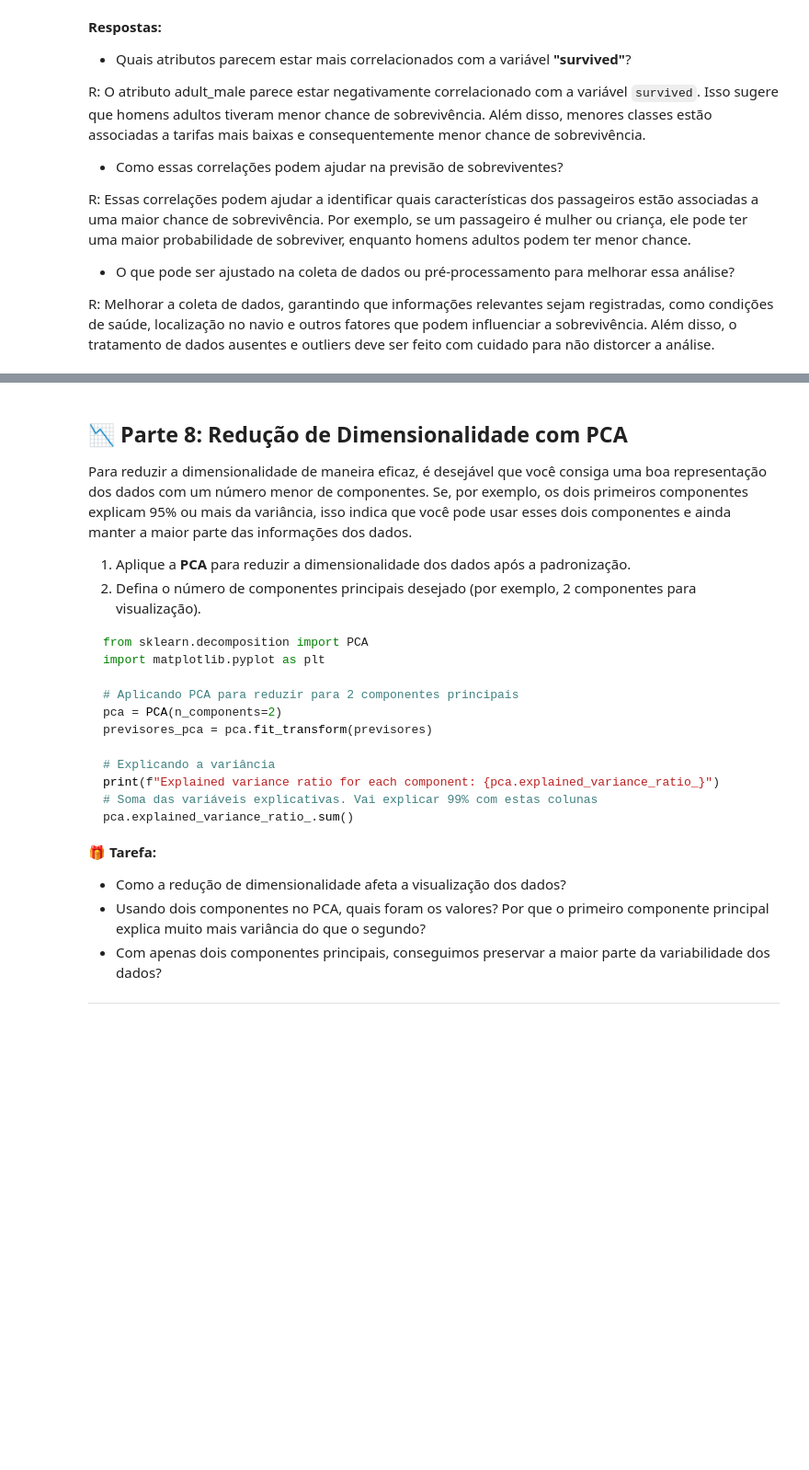
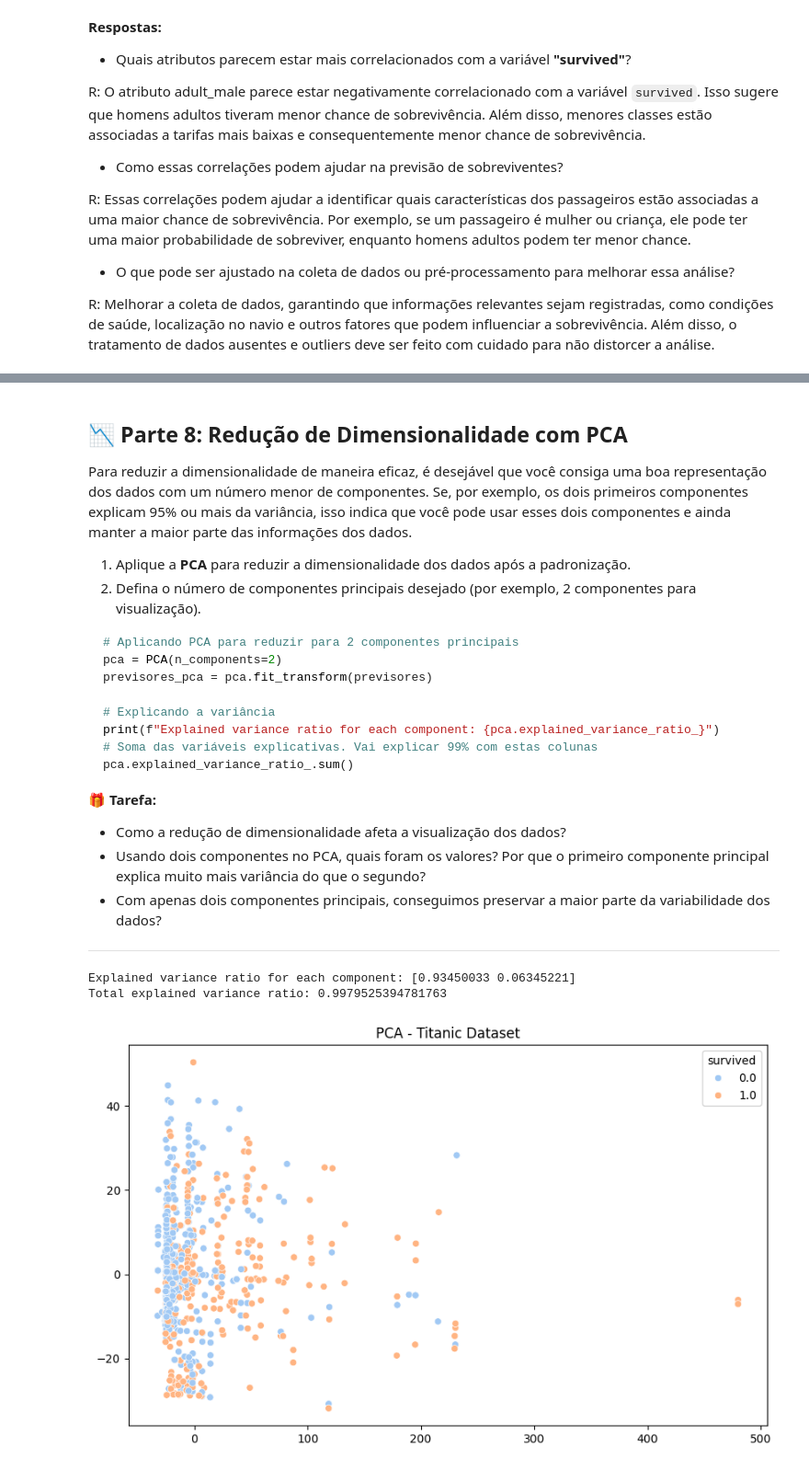
Before and after one commit to thalesfb/machine_learning, a Jupyter notebook: Tarefa_de_Revisão.ipynb, the cells around one changed output, grey strips where cells are left out. Shown at 92% size. Cells and saved outputs as stored; diff of their text form; code cells hidden in the pictures; blank space fills up the shorter version.

````diff
--- a/Tarefa_de_Revisão.ipynb
+++ b/Tarefa_de_Revisão.ipynb
@@ -678,9 +809,6 @@ Para reduzir a dimensionalidade de maneira eficaz, é desejável que você consi
 2. Defina o número de componentes principais desejado (por exemplo, 2 componentes para visualização).
 
 ```python
-from sklearn.decomposition import PCA
-import matplotlib.pyplot as plt
-
 # Aplicando PCA para reduzir para 2 componentes principais
 pca = PCA(n_components=2)
 previsores_pca = pca.fit_transform(previsores)
@@ -701,0 +828,18 @@ pca.explained_variance_ratio_.sum()
+# %%
+pca = PCA(n_components=2)
+previsores_pca = pca.fit_transform(previsores)
+
+# Explicando a variância
+print(f"Explained variance ratio for each component: {pca.explained_variance_ratio_}")
+# Soma das variáveis explicativas. Vai explicar 99% com estas colunas
+print("Total explained variance ratio:", pca.explained_variance_ratio_.sum())
+
+#Visualizando os dados após a redução de dimensionalidade
+plt.figure(figsize=(10, 6))
+sns.scatterplot(x=previsores_pca[:, 0], y=previsores_pca[:, 1], hue=supervisor, palette="pastel")
+plt.title("PCA - Titanic Dataset")
+plt.show()
+# %% [output]
+Explained variance ratio for each component: [0.93450033 0.06345221]
+Total explained variance ratio: 0.9979525394781763
+[figure, added]
````
Also changed, not shown: parts of 10 cells of this notebook.
